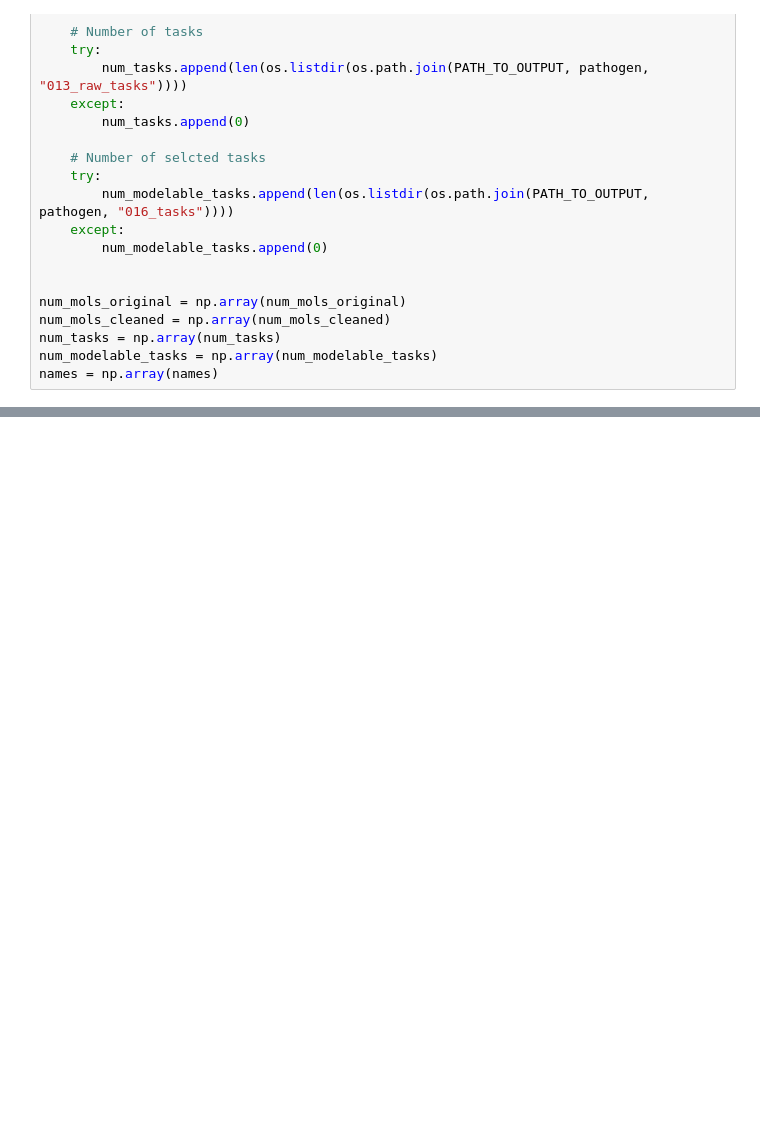
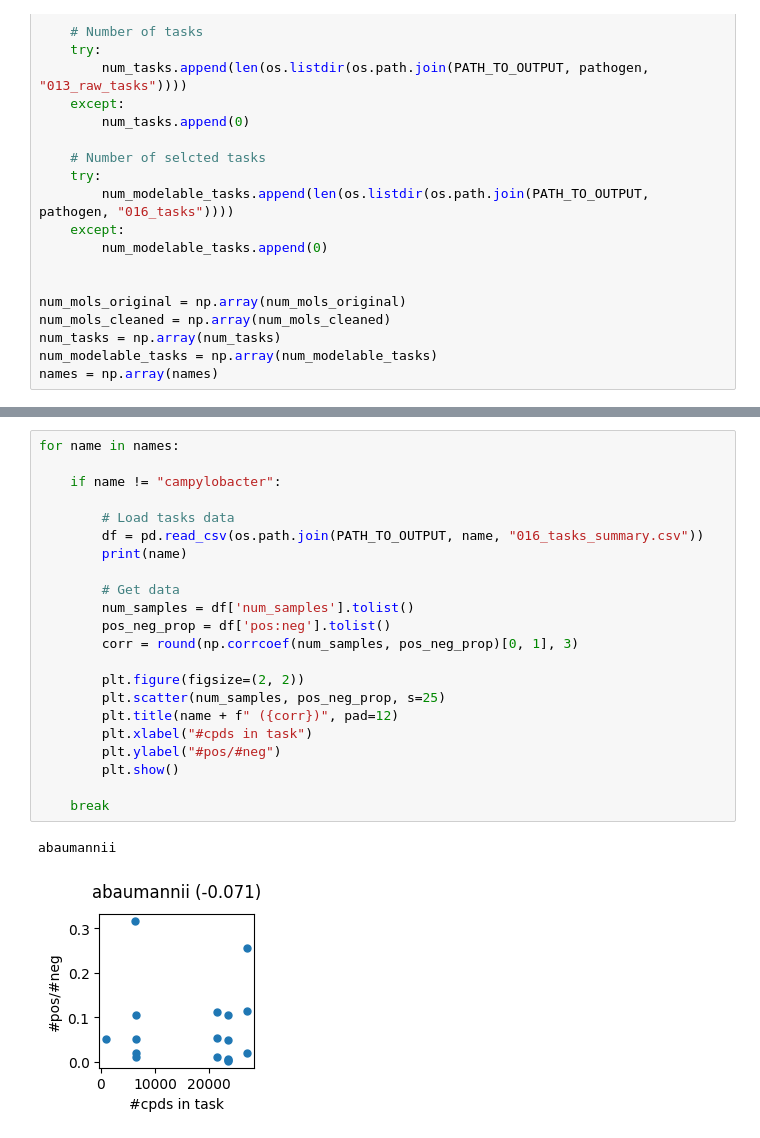
Before and after one commit to ersilia-os/chembl-antimicrobial-tasks, a Jupyter notebook: notebooks/summary_data.ipynb, the cells around one changed output, grey strips where cells are left out. Drawn from its saved outputs; the diff is of its cells as text; blank space fills up the shorter version.

```diff
--- a/notebooks/summary_data.ipynb
+++ b/notebooks/summary_data.ipynb
@@ -85,0 +86,25 @@ plt.show()
+# %%
+for name in names:
+
+    if name != "campylobacter":
+
+        # Load tasks data
+        df = pd.read_csv(os.path.join(PATH_TO_OUTPUT, name, "016_tasks_summary.csv"))
+        print(name)
+
+        # Get data
+        num_samples = df['num_samples'].tolist()
+        pos_neg_prop = df['pos:neg'].tolist()
+        corr = round(np.corrcoef(num_samples, pos_neg_prop)[0, 1], 3)
+
+        plt.figure(figsize=(2, 2))
+        plt.scatter(num_samples, pos_neg_prop, s=25)
+        plt.title(name + f" ({corr})", pad=12)
+        plt.xlabel("#cpds in task")
+        plt.ylabel("#pos/#neg")
+        plt.show()
+
+    break
+# %% [output]
+abaumannii
+[figure, added]
```
Also changed, not shown: parts of 6 cells of this notebook, 2 other files.
